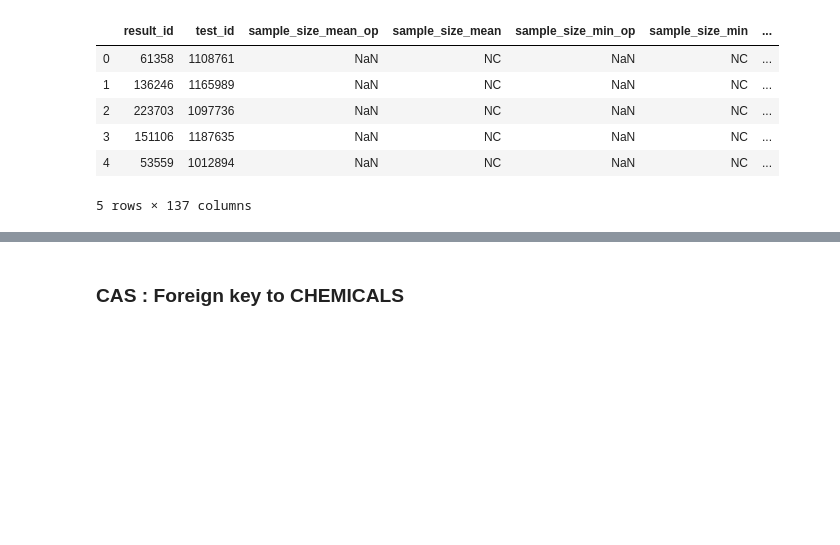
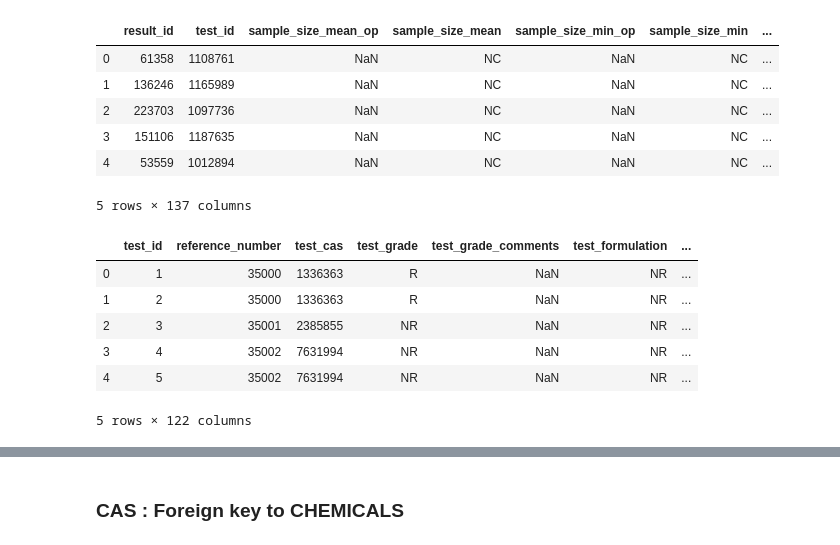
Before and after one commit to manuleo/ML_Toxicology_Testing, a Jupyter notebook: data_analysis.ipynb, the cells around one changed output, grey strips where cells are left out. Drawn from its saved outputs; the diff is of its cells as text; code cells hidden in the pictures; blank space fills up the shorter version.

```diff
--- a/data_analysis.ipynb
+++ b/data_analysis.ipynb
@@ -12,3 +14,14 @@ results.head()
 | 3 | 151106 | 1187635 | NaN | NC | NaN | NC | ... |
 | 4 | 53559 | 1012894 | NaN | NC | NaN | NC | ... |
 5 rows × 137 columns
+# %%
+test = pd.read_csv('data/ecotox/tests.txt',sep='\|', engine='python')
+test.head()
+# %% [output]
+|  | test_id | reference_number | test_cas | test_grade | test_grade_comments | test_formulation | ... |
+| 0 | 1 | 35000 | 1336363 | R | NaN | NR | ... |
+| 1 | 2 | 35000 | 1336363 | R | NaN | NR | ... |
+| 2 | 3 | 35001 | 2385855 | NR | NaN | NR | ... |
+| 3 | 4 | 35002 | 7631994 | NR | NaN | NR | ... |
+| 4 | 5 | 35002 | 7631994 | NR | NaN | NR | ... |
+5 rows × 122 columns
```
Also changed, not shown: parts of 103 cells of this notebook, 4 other files.
